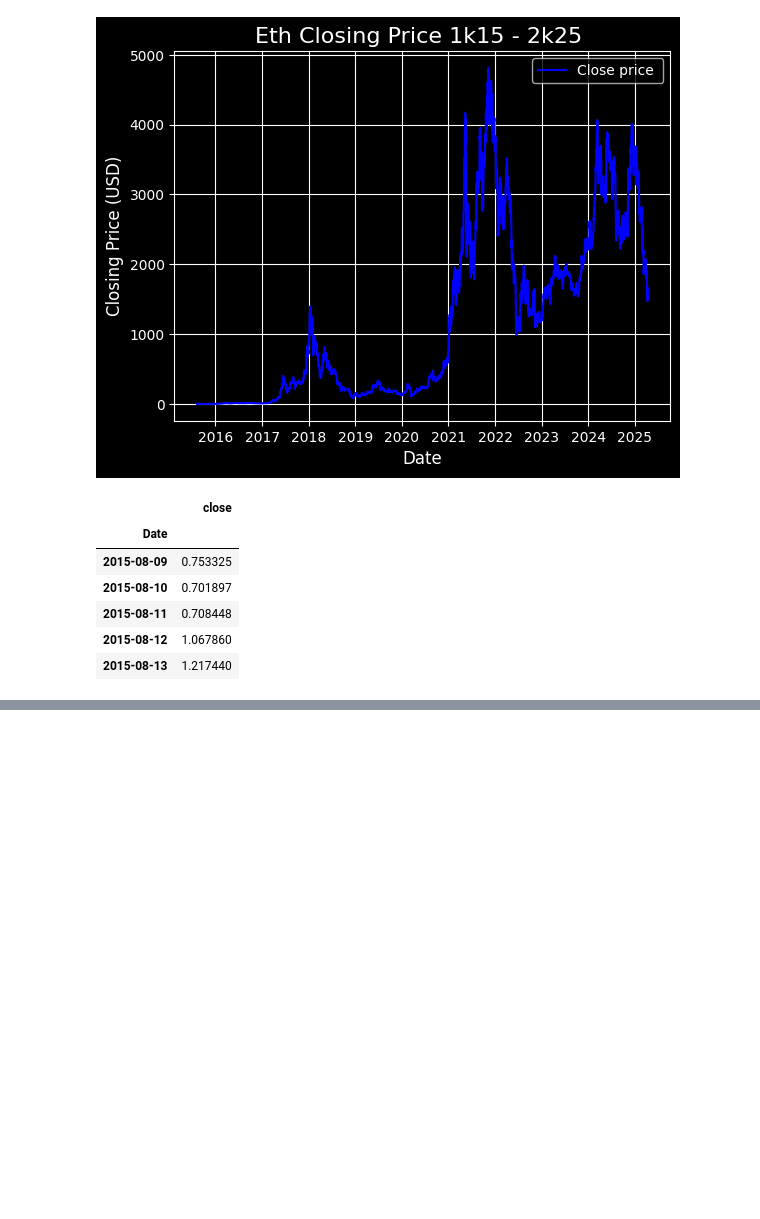
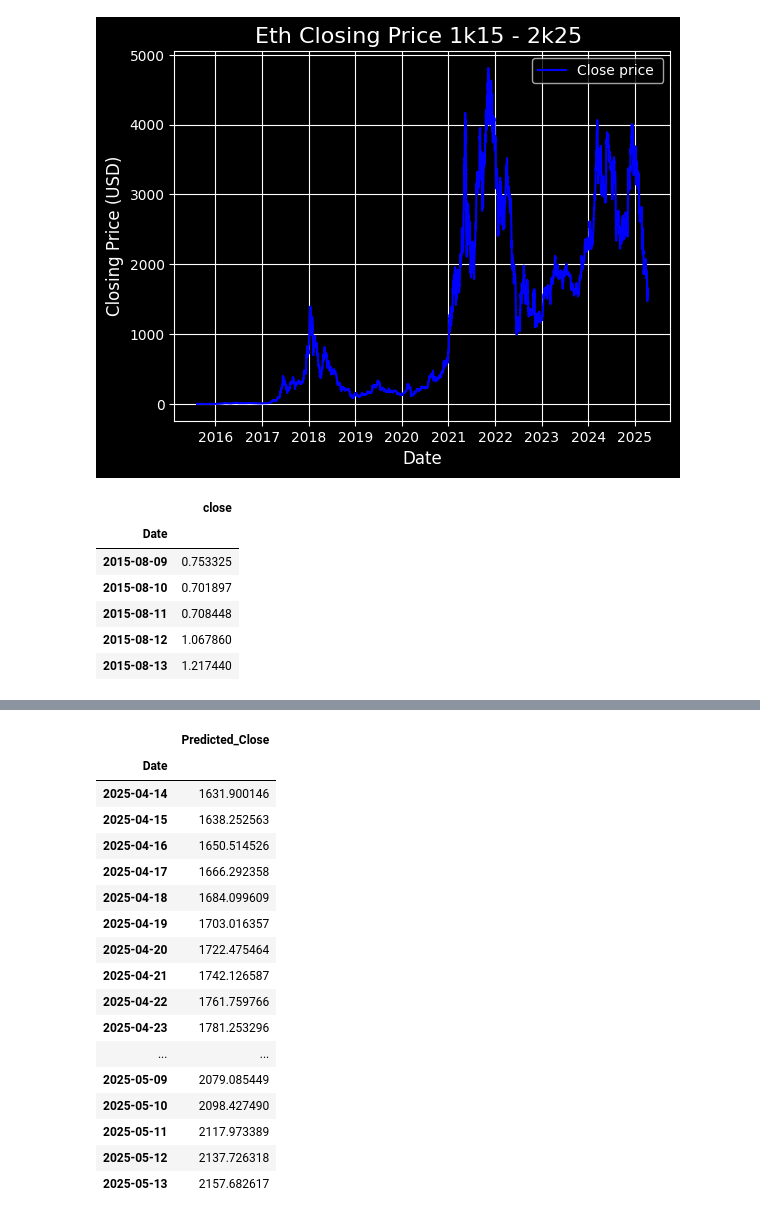
Before and after one commit to shivampb/ML-Models, a Jupyter notebook: Ethereum-prediction/LSTM-Prediction.ipynb, the cells around one changed output, grey strips where cells are left out. Cells and saved outputs as stored; diff of their text form; code cells hidden in the pictures; blank space fills up the shorter version.

```diff
--- a/Ethereum-prediction/LSTM-Prediction.ipynb
+++ b/Ethereum-prediction/LSTM-Prediction.ipynb
@@ -39,0 +372,21 @@ df.head()
+# %%
+forecast_df
+# %% [output]
+|  | Predicted_Close |
+| Date |  |
+| 2025-04-14 | 1631.900146 |
+| 2025-04-15 | 1638.252563 |
+| 2025-04-16 | 1650.514526 |
+| 2025-04-17 | 1666.292358 |
+| 2025-04-18 | 1684.099609 |
+| 2025-04-19 | 1703.016357 |
+| 2025-04-20 | 1722.475464 |
+| 2025-04-21 | 1742.126587 |
+| 2025-04-22 | 1761.759766 |
+| 2025-04-23 | 1781.253296 |
+| ... | ... |
+| 2025-05-09 | 2079.085449 |
+| 2025-05-10 | 2098.427490 |
+| 2025-05-11 | 2117.973389 |
+| 2025-05-12 | 2137.726318 |
+| 2025-05-13 | 2157.682617 |
```
Also changed, not shown: parts of 14 cells of this notebook.
